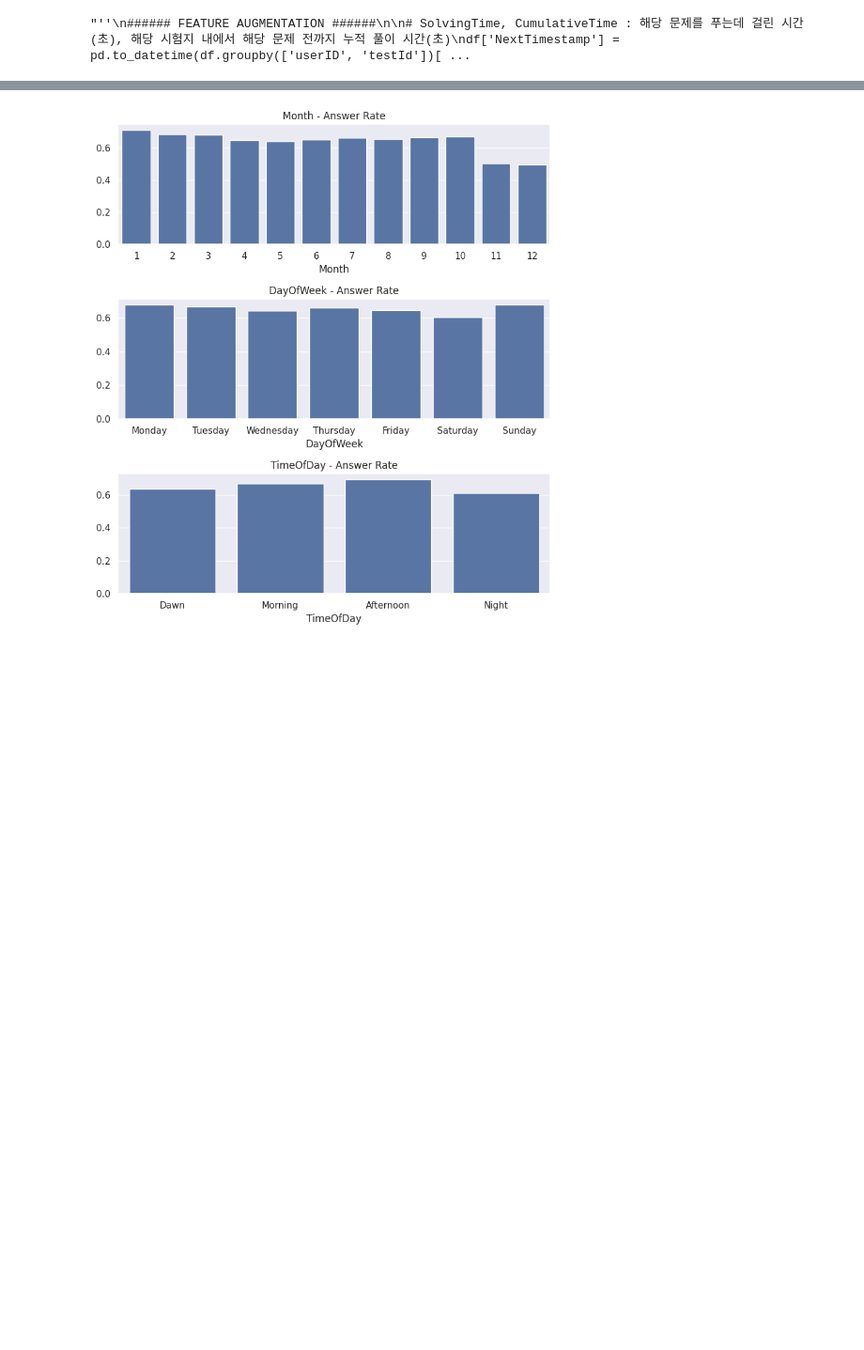
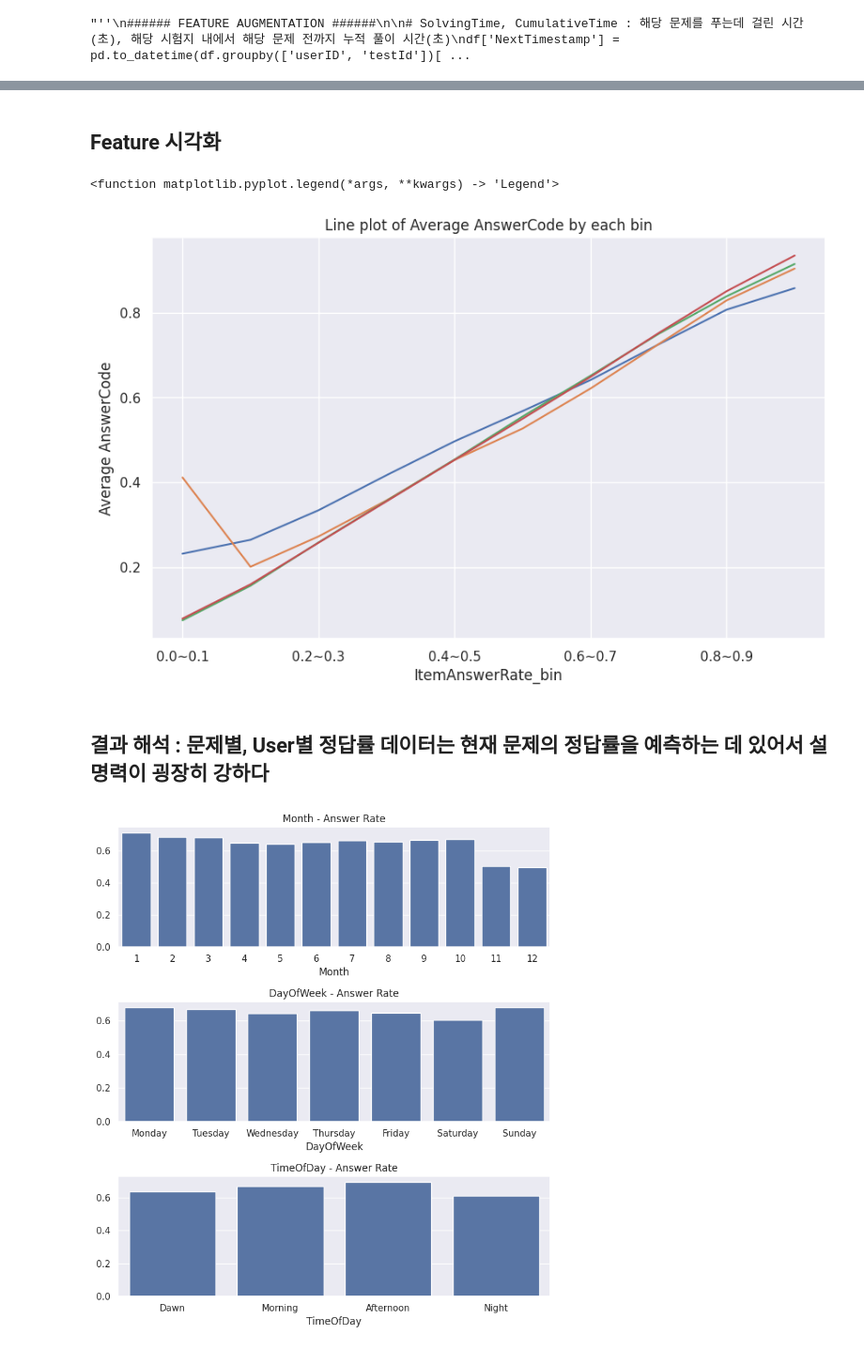
Before and after one commit to boostcampaitech6/level2-dkt-recsys-06, a Jupyter notebook: code/FE_v2.0.ipynb, the cells around one changed output, grey strips where cells are left out. Shown: that part at 94% size. Saved outputs shown, nothing was run; the diff lists cells and outputs as text; code cells hidden in the pictures; blank space fills up the shorter version.

```diff
--- a/code/DKT_EDA.ipynb
+++ b/code/FE_v2.0.ipynb
@@ -39,6 +39,6 @@ dtype = {
     'KnowledgeTag': 'int16'
 }
 #df = pd.read_csv('/data/ephemeral/home/level2-dkt-recsys-06/data/train_data.csv', dtype=dtype, parse_dates=['Timestamp'])
-df = pd.read_csv('/data/ephemeral/home/level2-dkt-recsys-06/code/FE_v1.0.csv') #피처 생성 완료된 파일. 직접 생성하려면 아래 셀
+df = pd.read_csv('/data/ephemeral/home/level2-dkt-recsys-06/data/augment.csv') #피처 생성 완료된 파일. 직접 생성하려면 아래 셀
 df = df.sort_values(by=['userID', 'Timestamp']).reset_index(drop=True)
 # %% [output]
@@ -142,0 +122,26 @@ memory usage: 311.3+ MB
+# %%
+# User timestamp까지의 누적 정답률, User 테이블 전체 정답률, Item(문제) 테이블 전체 정답률, Knowledgetag별 테이블 전체 정답률, 시험지별 테이블 전체 정답률
+df = df.sort_values(by=['userID', 'Timestamp'])
+df['UserCumulativeAnswerRate'] = df.groupby('userID')['answerCode'].transform(lambda x: x.shift(1).expanding().mean()).fillna(0.5)
+
+user_avg = df.groupby('userID')['answerCode'].mean()
+item_avg = df.groupby('assessmentItemID')['answerCode'].mean()
+tag_avg = df.groupby('KnowledgeTag')['answerCode'].mean()
+test_avg = df.groupby('testId')['answerCode'].mean()
+df['TagAnswerRate'] = df['KnowledgeTag'].map(tag_avg)
+df['UserAnswerRate'] = df['userID'].map(user_avg)
+df['ItemAnswerRate'] = df['assessmentItemID'].map(item_avg)
+df['TestAnswerRate'] = df['testId'].map(test_avg)
+df = df.sort_values(by=['userID', 'Timestamp'])
+# %%
+# SolvingTime 결측치 처리 : 일단 같은 UserID, TestID를 가지는 비결측값들의 평균으로 계산, 이 값에 맞게 CumulativeTime 결측치도 처리
+grouped = df.groupby(['userID', 'testId'])['SolvingTime'].transform('mean')
+df['SolvingTime'] = df['SolvingTime'].fillna(grouped)
+df['CumulativeTime'] = df['CumulativeTime'].fillna((df['CumulativeTime'].shift().fillna(0) + df['SolvingTime']))
+#df.isnull().sum()
+# %%
+# 범주화 : SolvingTime(풀이 시간), ItemAnswerRate(문제 난이도), TagAnswerRate(태그별 난이도), TestAnswerRate(시험지별 난이도)
+df['C_SolvingTime'] = pd.qcut(df['SolvingTime'], q=10, labels=False)
+df['C_ItemAnswerRate'] = pd.qcut(df['ItemAnswerRate'], q=5, labels=['Very Difficult', 'Difficult', 'Medium', 'Easy', 'Very Easy'])
+df['C_TagAnswerRate'] = pd.qcut(df['TagAnswerRate'], q=5, labels=['Very Difficult', 'Difficult', 'Medium', 'Easy', 'Very Easy'])
+df['C_TestAnswerRate'] = pd.qcut(df['TestAnswerRate'], q=5, labels=['Very Difficult', 'Difficult', 'Medium', 'Easy', 'Very Easy'])
@@ -143,3 +160,26 @@ memory usage: 311.3+ MB
+# %% [markdown]
+## Feature 시각화
+# %%
+# 이용자의 Timestamp 전까지의 누적 정답률, 문제의 Timestamp 전까지의 누적 정답률, User의 전체 정답률, 문제의 전체 정답률에 따른 정답률
+df_copy = df.copy()
+columns = ['UserCumulativeAnswerRate', 'ItemCumulativeAnswerRate', 'UserAnswerRate', 'ItemAnswerRate']
+
+plt.figure(figsize=(10, 6))
+for column in columns:
+    bins = np.linspace(0, 1, 11)
+    labels = [f'{i/10}~{(i+1)/10}' for i in range(10)]
+    df_copy[column + '_bin'] = pd.cut(df_copy[column], bins, labels=labels, include_lowest=True)
+    bin_avg = df_copy.groupby(column + '_bin', observed=True)['answerCode'].mean()
+    bin_avg.plot(kind='line', label=column)
+
+plt.ylabel('Average AnswerCode')
+plt.title('Line plot of Average AnswerCode by each bin')
+plt.legend
+# %% [output]
+<function matplotlib.pyplot.legend(*args, **kwargs) -> 'Legend'>
+[figure, added]
+# %% [markdown]
+## 결과 해석 : 문제별, User별 정답률 데이터는 현재 문제의 정답률을 예측하는 데 있어서 설명력이 굉장히 강하다
 # %%
 # 각 달에 따른 정답률 계산
 month_answer_rate = df.groupby('Month')['answerCode'].mean()
```
Also changed, not shown: parts of 8 cells of this notebook, 3 other files.
